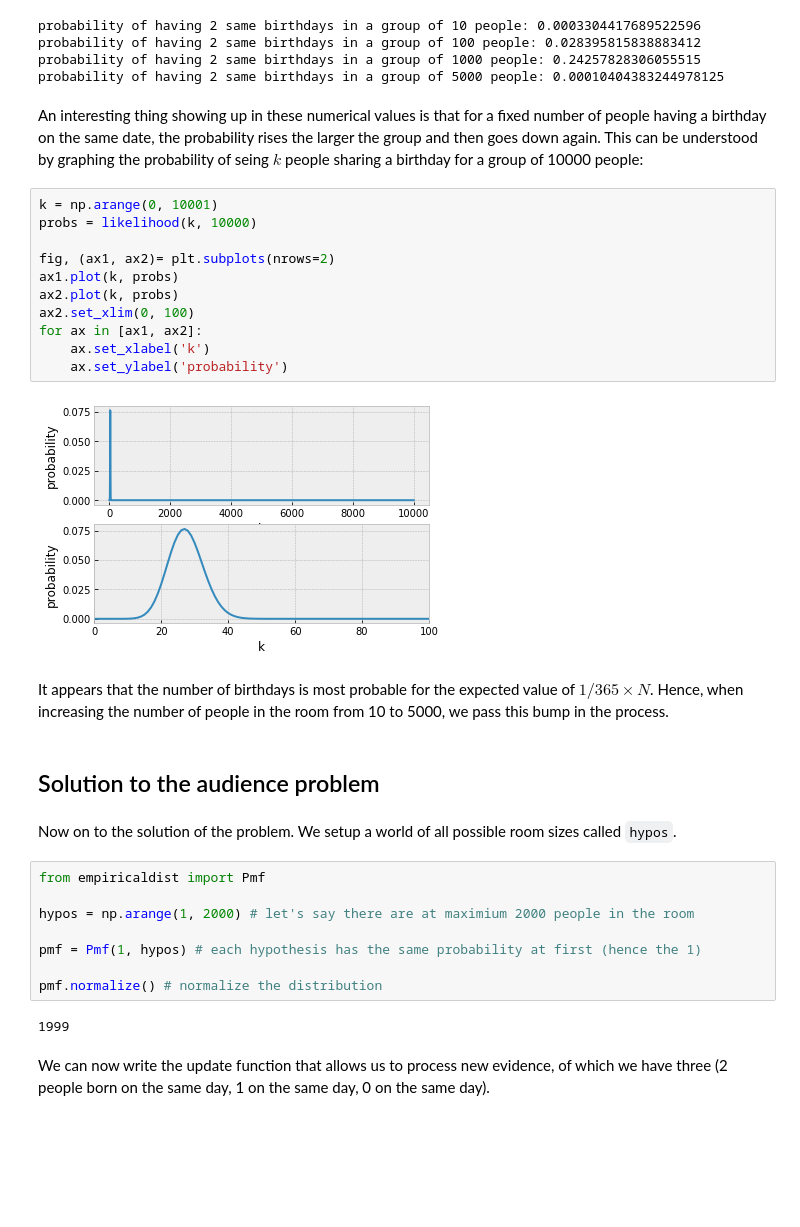
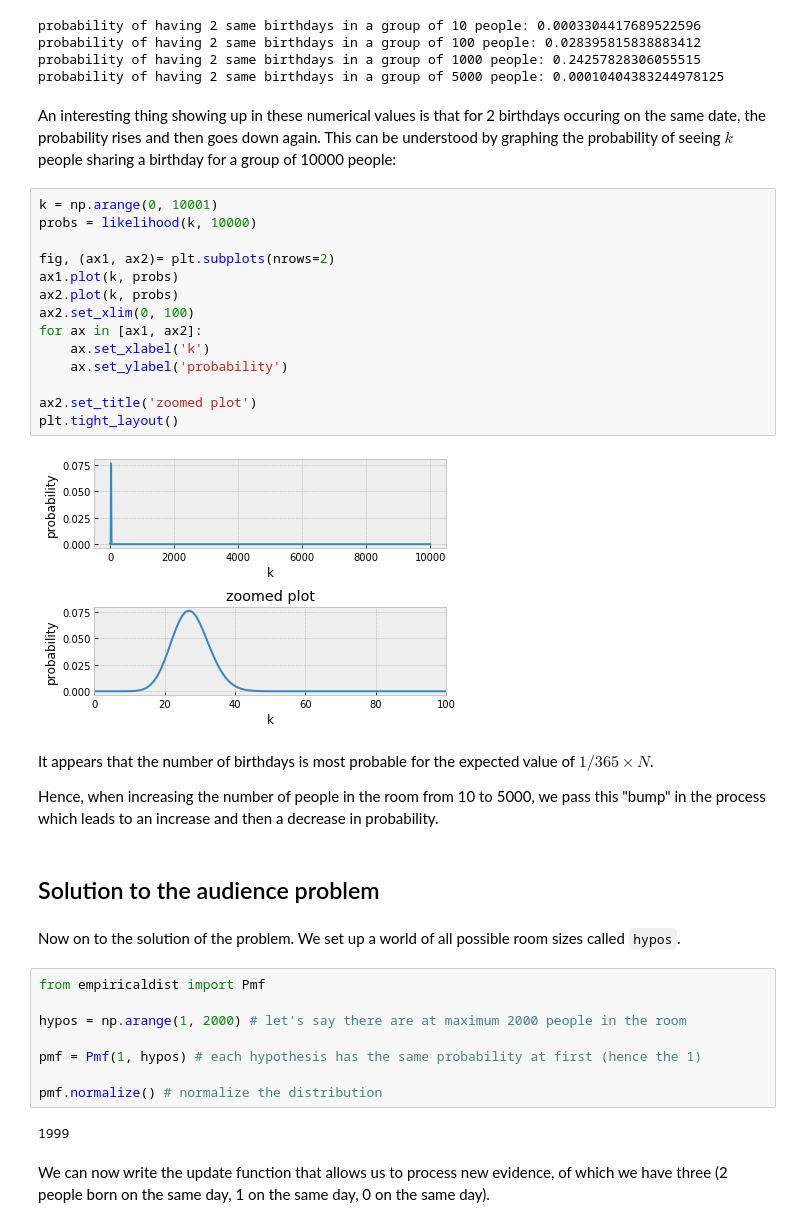
Before and after one commit to flothesof/posts, a Jupyter notebook: 20200624_BayesianInCoronaTimes.ipynb, the cells around one changed output. Drawn from its saved outputs; the diff is of its cells as text; blank space fills up the shorter version.

```diff
--- a/20200624_BayesianInCoronaTimes.ipynb
+++ b/20200624_BayesianInCoronaTimes.ipynb
@@ -115,30 +123,35 @@ probability of having 2 same birthdays in a group of 100 people: 0.0283958158388
 probability of having 2 same birthdays in a group of 1000 people: 0.24257828306055515
 probability of having 2 same birthdays in a group of 5000 people: 0.00010404383244978125
 # %% [markdown]
-An interesting thing showing up in these numerical values is that for a fixed number of people having a birthday on the same date, the probability rises the larger the group and then goes down again. This can be understood by graphing the probability of seing $k$ people sharing a birthday for a group of 10000 people:
+An interesting thing showing up in these numerical values is that for 2 birthdays occuring on the same date, the probability rises and then goes down again. This can be understood by graphing the probability of seeing $k$ people sharing a birthday for a group of 10000 people:
 # %%
 k = np.arange(0, 10001)
 probs = likelihood(k, 10000)
 
 fig, (ax1, ax2)= plt.subplots(nrows=2)
 ax1.plot(k, probs)
 ax2.plot(k, probs)
 ax2.set_xlim(0, 100)
 for ax in [ax1, ax2]:
     ax.set_xlabel('k')
     ax.set_ylabel('probability')
+
+ax2.set_title('zoomed plot')
+plt.tight_layout()
 # %% [output]
-[figure, old version]
+[figure, new version]
 # %% [markdown]
-It appears that the number of birthdays is most probable for the expected value of $1/365 \times N$. Hence, when increasing the number of people in the room from 10 to 5000, we pass this bump in the process.
+It appears that the number of birthdays is most probable for the expected value of $1/365 \times N$.
+
+Hence, when increasing the number of people in the room from 10 to 5000, we pass this "bump" in the process which leads to an increase and then a decrease in probability.
 # %% [markdown]
 ## Solution to the audience problem
 # %% [markdown]
-Now on to the solution of the problem. We setup a world of all possible room sizes called `hypos`.
+Now on to the solution of the problem. We set up a world of all possible room sizes called `hypos`.
 # %%
 from empiricaldist import Pmf
 
-hypos = np.arange(1, 2000) # let's say there are at maximium 2000 people in the room
+hypos = np.arange(1, 2000) # let's say there are at maximum 2000 people in the room
 
 pmf = Pmf(1, hypos) # each hypothesis has the same probability at first (hence the 1)
 
```
Also changed, not shown: parts of 20 cells of this notebook.
